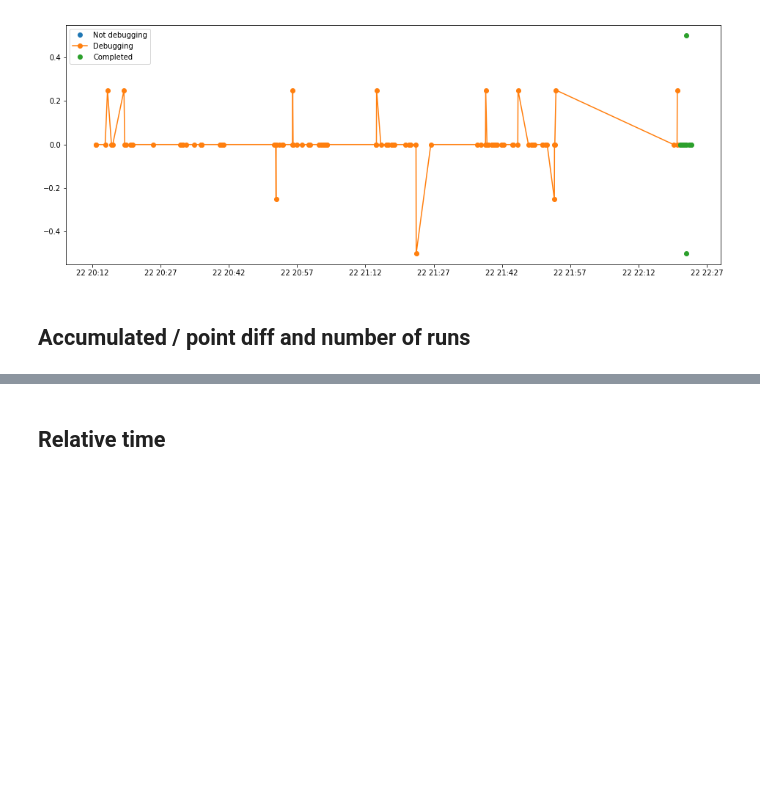
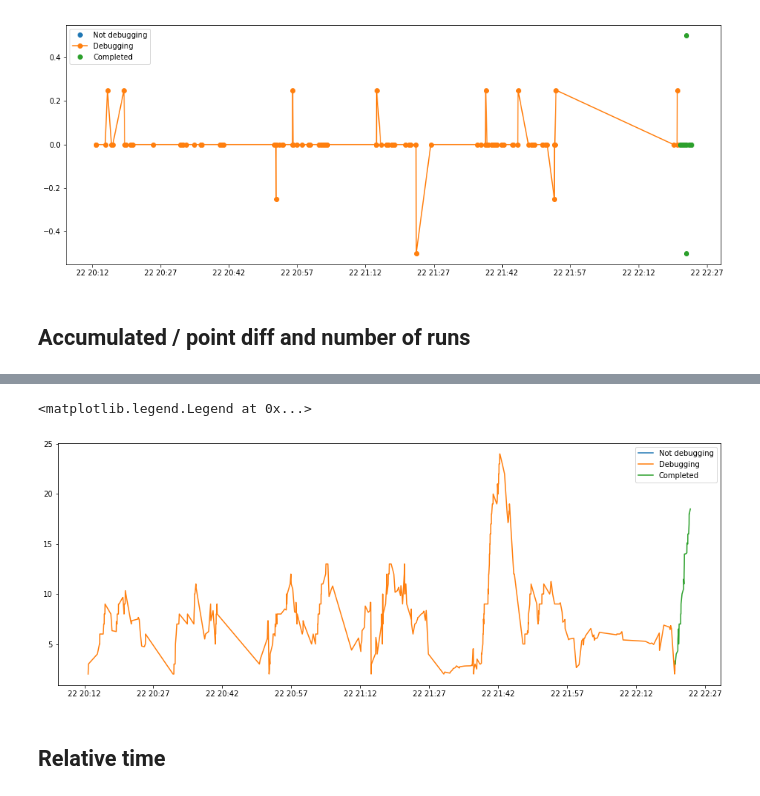
Before and after one commit to hermanmk/jexercise-data-analysis, a Jupyter notebook: Working modes.ipynb, the cells around one changed output, grey strips where cells are left out. Drawn from its saved outputs; the diff is of its cells as text; code cells hidden in the pictures; blank space fills up the shorter version.

```diff
--- a/Working modes.ipynb
+++ b/Working modes.ipynb
@@ -482,3 +545,13 @@ plt.legend()
+# %%
+df['acc_div_point_pluss_runs'] = df.acc_div_point + df.runs_last_5mins
+plt.figure(figsize=(16,6))
+plt.plot(df[not_debugging].acc_div_point_pluss_runs, label='Not debugging')
+plt.plot(df[debugging].acc_div_point_pluss_runs, label='Debugging')
+plt.plot(df[completed].acc_div_point_pluss_runs, label='Completed')
+plt.legend()
+# %% [output]
+<matplotlib.legend.Legend at 0x...>
+[figure, added]
 # %% [markdown]
 ## Relative time
 # %%
```
Also changed, not shown: parts of 12 cells of this notebook, 1 other file.
